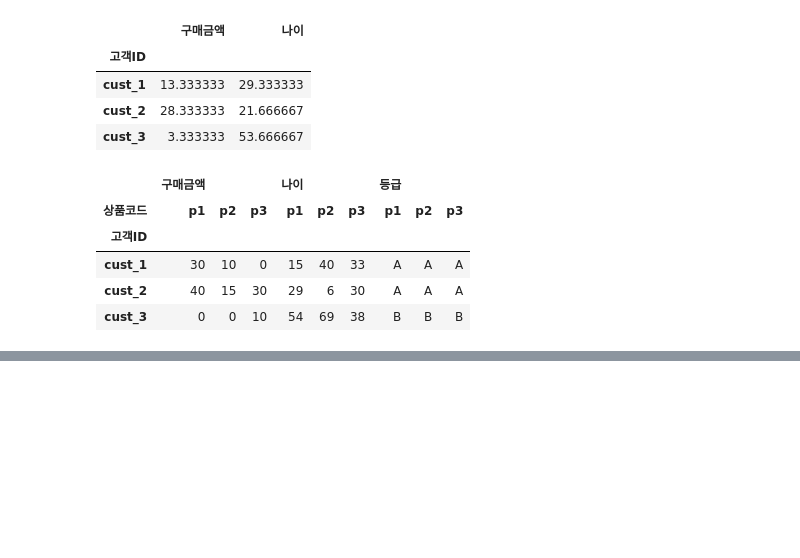
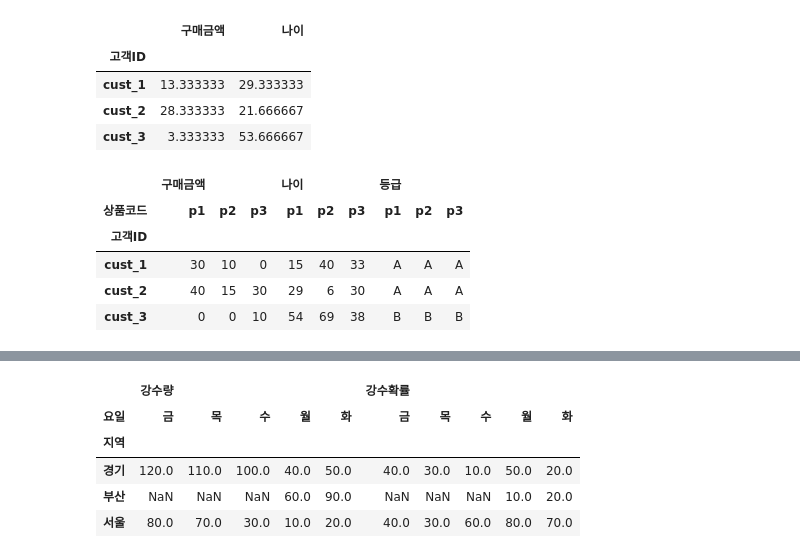
Before and after one commit to Jingu-Tr-Lee-06/Study_AICE, a Jupyter notebook: PythonNoteBook/AICE_Pandas_실습.ipynb, the cells around one changed output, grey strips where cells are left out. Saved outputs shown, nothing was run; the diff lists cells and outputs as text; code cells hidden in the pictures; blank space fills up the shorter version.

Commit message:
DataFrame 변형하기 완료

```diff
--- a/PythonNoteBook/AICE_Pandas_실습.ipynb
+++ b/PythonNoteBook/AICE_Pandas_실습.ipynb
@@ -314,0 +416,7 @@ sample.pivot_table(index = '고객ID', columns = '상품코드', aggfunc = 'sum'
+# %%
+df = pd.DataFrame({
+    '지역': ['서울', '서울', '서울', '경기', '경기', '부산', '서울', '서울', '부산', '경기', '경기', '경기'],
+    '요일': ['월', '화', '수', '월', '화', '월', '목', '금', '화', '수', '목', '금'],
+    '강수량': [10, 20, 30, 40, 50, 60, 70, 80, 90, 100, 110, 120],
+    '강수확률': [80, 70, 60, 50, 20, 10, 30, 40, 20, 10, 30, 40]
+})
@@ -314,0 +432,2 @@ sample.pivot_table(index = '고객ID', columns = '상품코드', aggfunc = 'sum'
+# %%
+new_df = df.set_index(['지역', '요일'])
@@ -314,0 +466,9 @@ sample.pivot_table(index = '고객ID', columns = '상품코드', aggfunc = 'sum'
+# %%
+new_df.unstack(1)
+# %% [output]
+|  | 강수량 |  |  |  |  | 강수확률 |  |  |  |  |
+| 요일 | 금 | 목 | 수 | 월 | 화 | 금 | 목 | 수 | 월 | 화 |
+| 지역 |  |  |  |  |  |  |  |  |  |  |
+| 경기 | 120.0 | 110.0 | 100.0 | 40.0 | 50.0 | 40.0 | 30.0 | 10.0 | 50.0 | 20.0 |
+| 부산 | NaN | NaN | NaN | 60.0 | 90.0 | NaN | NaN | NaN | 10.0 | 20.0 |
+| 서울 | 80.0 | 70.0 | 30.0 | 10.0 | 20.0 | 40.0 | 30.0 | 60.0 | 80.0 | 70.0 |
```
Also changed, not shown: parts of 43 cells of this notebook.
